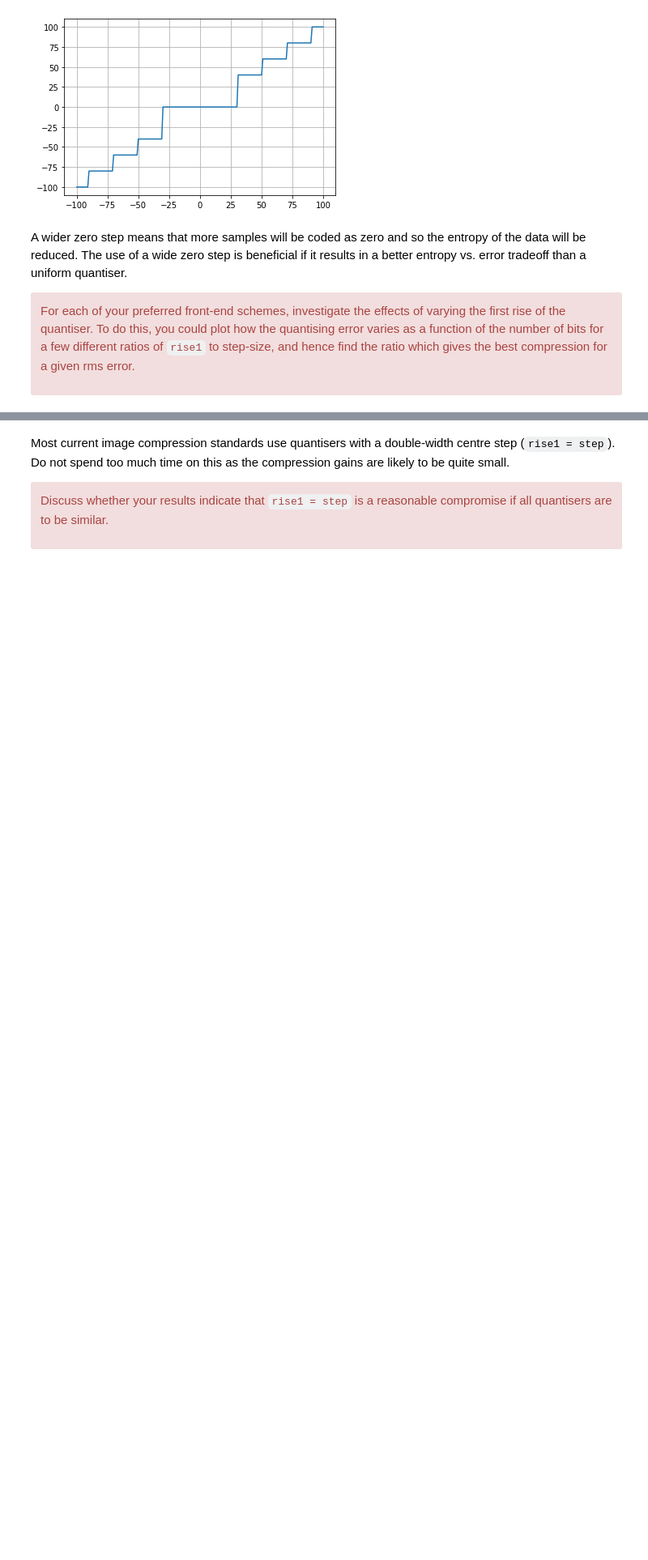
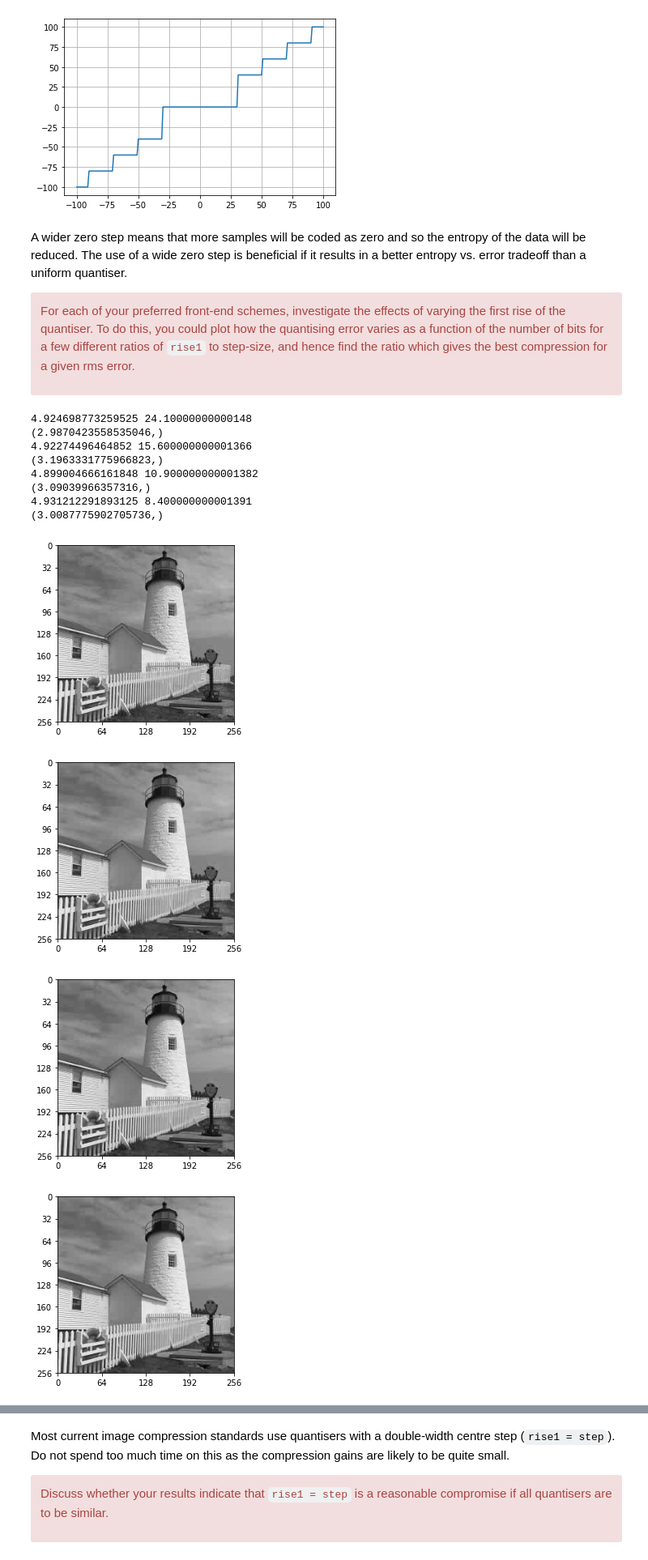
Before and after one commit to PhilipOfDunphy12341/cued_sf2_lab, a Jupyter notebook: 10-11-selection-centre-clipped.ipynb, the cells around one changed output, grey strips where cells are left out. Shown at 81% size. Saved outputs shown, nothing was run; the diff lists cells and outputs as text; code cells hidden in the pictures; blank space fills up the shorter version.

```diff
--- a/10-11-selection-centre-clipped.ipynb
+++ b/10-11-selection-centre-clipped.ipynb
@@ -95,0 +158,31 @@ best compression for a given rms error. </div>
+# %%
+threshold = np.std(X-quantise(X,17))
+epsilon = 0.1
+
+for i in [0.5, 1, 1.5, 2]:
+    f_k1 , new_step = gradient_dec(X, threshold,epsilon,8, 100, i)
+
+    print(f_k1,new_step)
+
+    Y = colxfm(colxfm(X, C8).T, C8).T
+    Yq = quantise(Y,new_step, new_step*i)
+
+    Zq = colxfm(colxfm(Yq.T, C8.T).T, C8.T)
+    fig,ax = plt.subplots()
+    plot_image(Zq,ax=ax)
+
+
+    print(c_ratio(lighthouse, 8, new_step, new_step*i)[:1])
+# %% [output]
+4.924698773259525 24.10000000000148
+(2.9870423558535046,)
+4.92274496464852 15.600000000001366
+(3.1963331775966823,)
+4.899004666161848 10.900000000001382
+(3.09039966357316,)
+4.931212291893125 8.400000000001391
+(3.0087775902705736,)
+[figure, added]
+[figure, added]
+[figure, added]
+[figure, added]
```
Also changed, not shown: parts of 8 cells of this notebook, 5 other files.
